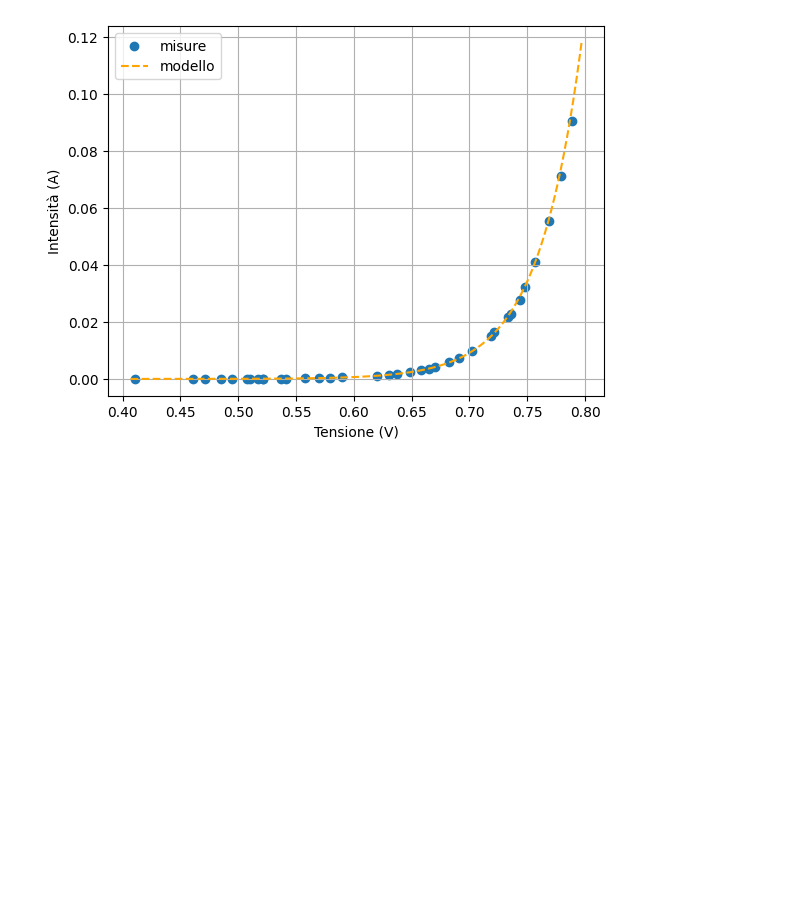
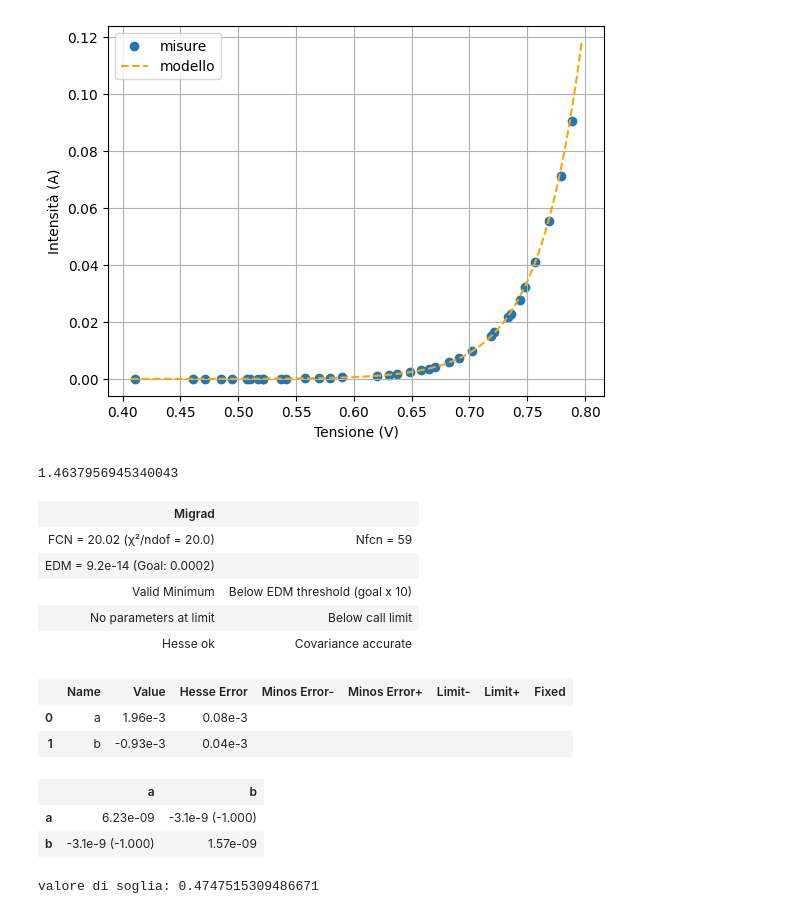
Before and after one commit to ARossiUnimib/Laboratorio-2---Gruppo-21-A.A.-2023-24, a Jupyter notebook: Notebooks/Circuiti 1/Circuiti_1.ipynb, the cells around one changed output. Drawn from its saved outputs; the diff is of its cells as text; code cells hidden in the pictures; blank space fills up the shorter version.

```diff
--- a/Notebooks/Circuiti 1/Circuiti_1.ipynb
+++ b/Notebooks/Circuiti 1/Circuiti_1.ipynb
@@ -835,3 +835,44 @@ plt.legend(loc='upper left')
 plt.show()
 # %% [output]
 [figure]
+# %%
+g = cost / m.values["a"]
+print(g)
+# %% [output]
+1.4637956945340043
+# %%
+def model(x,a,b):
+    return a*x + b
+
+I3_last = []
+V3_last = []
+I_errlast = []
+
+for i in range(3):
+    I3_last.append( I3[len(I3) - 1 - i] )
+    V3_last.append( V3[len(I3) - 1 - i] )
+    I_errlast.append( I_err3perc[len(I3) - 1 - i] )
+
+minimi_quadrati = LeastSquares(V3_last, I3_last, I_errlast, model)
+
+m = Minuit(minimi_quadrati, a=1, b=1)
+
+m.migrad()
+m.hesse()
+display(m)
+
+print("valore di soglia: " + str(-m.values["b"]/m.values["a"]))
+# %% [output]
+| Migrad |  |
+| FCN = 20.02 (χ²/ndof = 20.0) | Nfcn = 59 |
+| EDM = 9.2e-14 (Goal: 0.0002) |  |
+| Valid Minimum | Below EDM threshold (goal x 10) |
+| No parameters at limit | Below call limit |
+| Hesse ok | Covariance accurate |
+|  | Name | Value | Hesse Error | Minos Error- | Minos Error+ | Limit- | Limit+ | Fixed |
+| 0 | a | 1.96e-3 | 0.08e-3 |  |  |  |  |  |
+| 1 | b | -0.93e-3 | 0.04e-3 |  |  |  |  |  |
+|  | a | b |
+| a | 6.23e-09 | -3.1e-9 (-1.000) |
+| b | -3.1e-9 (-1.000) | 1.57e-09 |
+valore di soglia: 0.4747515309486671
```
